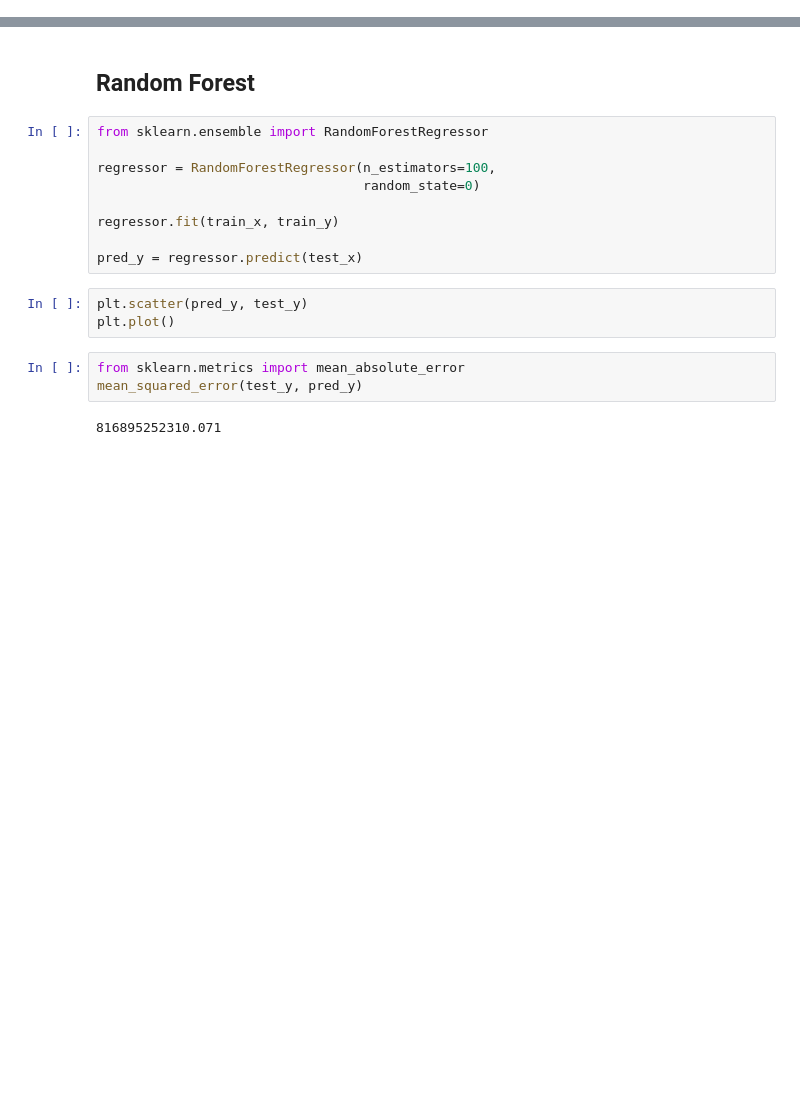
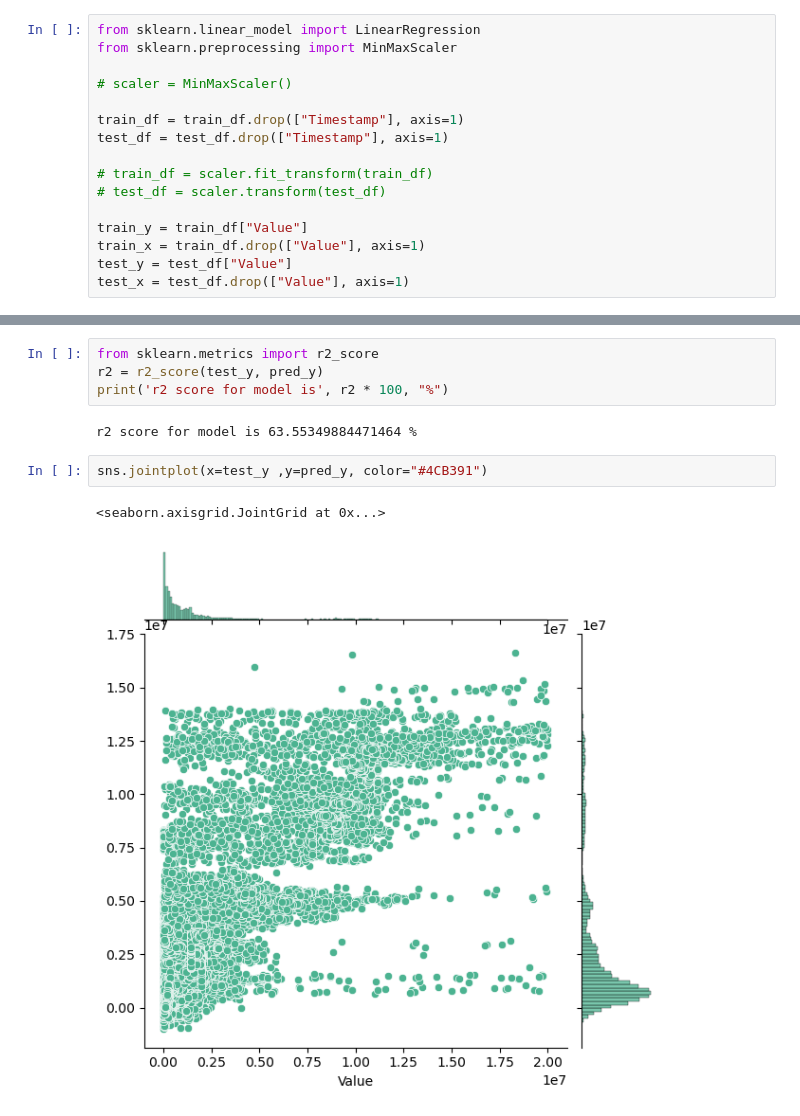
Before and after one commit to quanglv34/power-consumption-prediction, a Jupyter notebook: src/03-predict.ipynb, the cells around one changed output, grey strips where cells are left out. Cells and saved outputs as stored; diff of their text form; blank space fills up the shorter version.

```diff
--- a/src/03-predict.ipynb
+++ b/src/03-predict.ipynb
@@ -51,0 +59,16 @@ from sklearn.linear_model import LinearRegression
+# %%
+from sklearn.linear_model import LinearRegression
+from sklearn.preprocessing import MinMaxScaler
+
+# scaler = MinMaxScaler()
+
+train_df = train_df.drop(["Timestamp"], axis=1)
+test_df = test_df.drop(["Timestamp"], axis=1)
+
+# train_df = scaler.fit_transform(train_df)
+# test_df = scaler.transform(test_df)
+
+train_y = train_df["Value"]
+train_x = train_df.drop(["Value"], axis=1)
+test_y = test_df["Value"]
+test_x = test_df.drop(["Value"], axis=1)
@@ -68,19 +86,11 @@ mean_absolute_error(test_y, pred_y)
-# %% [markdown]
-## Random Forest
-# %%
-from sklearn.ensemble import RandomForestRegressor
-
-regressor = RandomForestRegressor(n_estimators=100,
-                                  random_state=0)
-
-regressor.fit(train_x, train_y)
-
-pred_y = regressor.predict(test_x)
-# %%
-plt.scatter(pred_y, test_y)
-plt.plot()
 # %%
-from sklearn.metrics import mean_absolute_error
-mean_squared_error(test_y, pred_y)
+from sklearn.metrics import r2_score
+r2 = r2_score(test_y, pred_y)
+print('r2 score for model is', r2 * 100, "%")
 # %% [output]
-816895252310.071
+r2 score for model is 63.55349884471464 %
+# %%
+sns.jointplot(x=test_y ,y=pred_y, color="#4CB391")
+# %% [output]
+<seaborn.axisgrid.JointGrid at 0x...>
+[figure, added]
```
Also changed, not shown: parts of 14 cells of this notebook, 2 other files.
